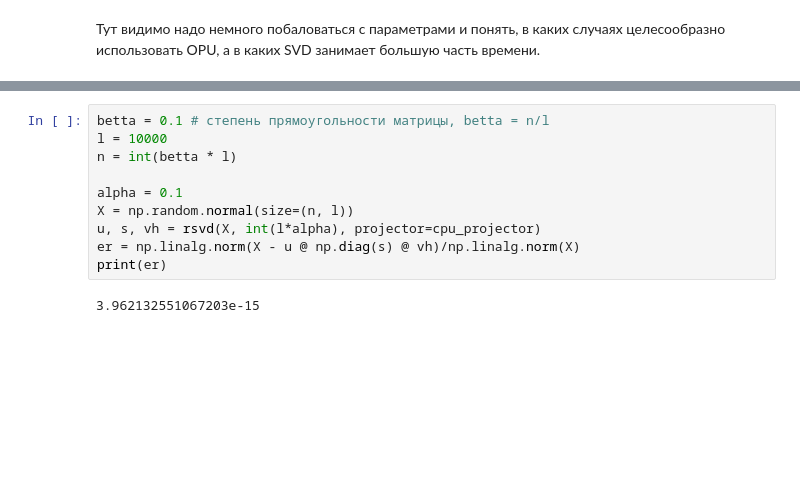
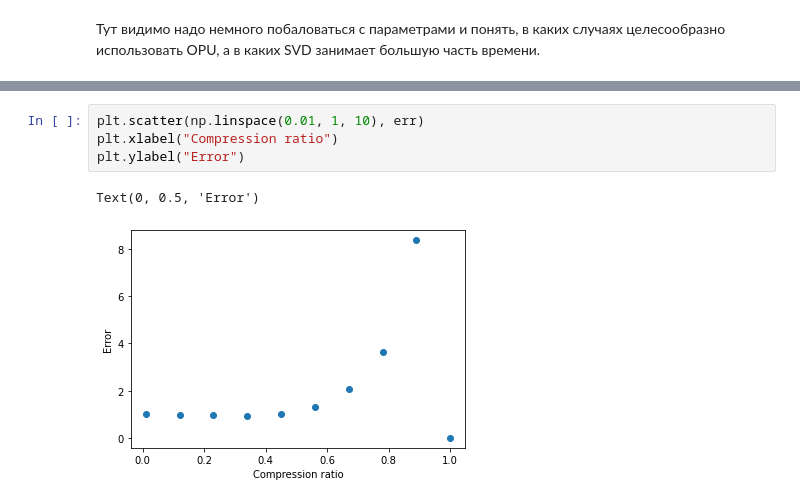
Before and after one commit to SvMixa/Random, a Jupyter notebook: RSVD.ipynb, the cells around one changed output, grey strips where cells are left out. Cells and saved outputs as stored; diff of their text form; blank space fills up the shorter version.

```diff
--- a/RSVD.ipynb
+++ b/RSVD.ipynb
@@ -387,12 +357,7 @@ print(np.linalg.norm(X - u @ np.diag(s) @ vh)/np.linalg.norm(X))
-# %%
-betta = 0.1 # степень прямоугольности матрицы, betta = n/l
-l = 10000
-n = int(betta * l)
-
-alpha = 0.1
-X = np.random.normal(size=(n, l))
-u, s, vh = rsvd(X, int(l*alpha), projector=cpu_projector)
-er = np.linalg.norm(X - u @ np.diag(s) @ vh)/np.linalg.norm(X)
-print(er)
-# %% [output]
-3.962132551067203e-15
+# %%
+plt.scatter(np.linspace(0.01, 1, 10), err)
+plt.xlabel("Compression ratio")
+plt.ylabel("Error")
+# %% [output]
+Text(0, 0.5, 'Error')
+[figure, added]
```
Also changed, not shown: parts of 9 cells of this notebook.
